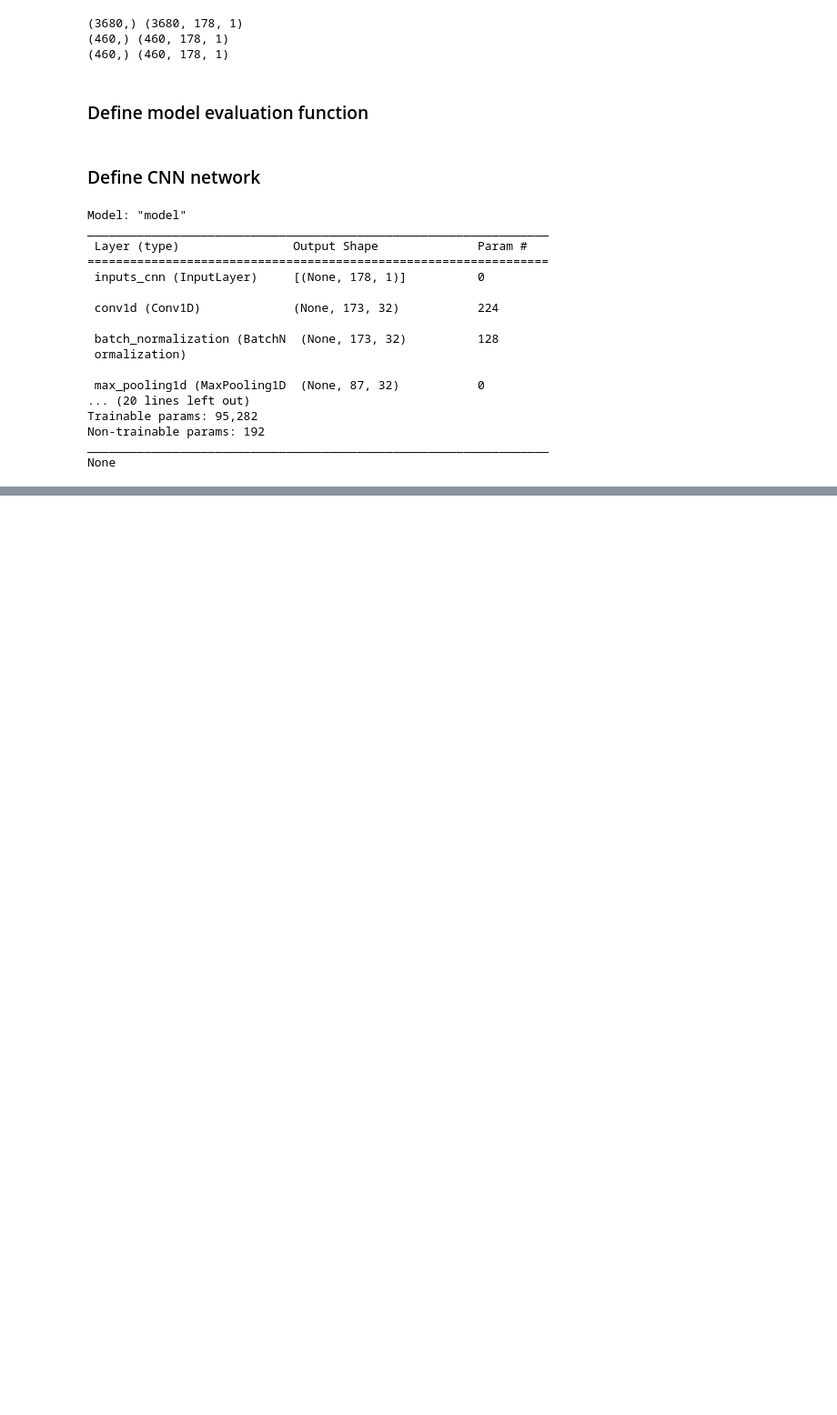
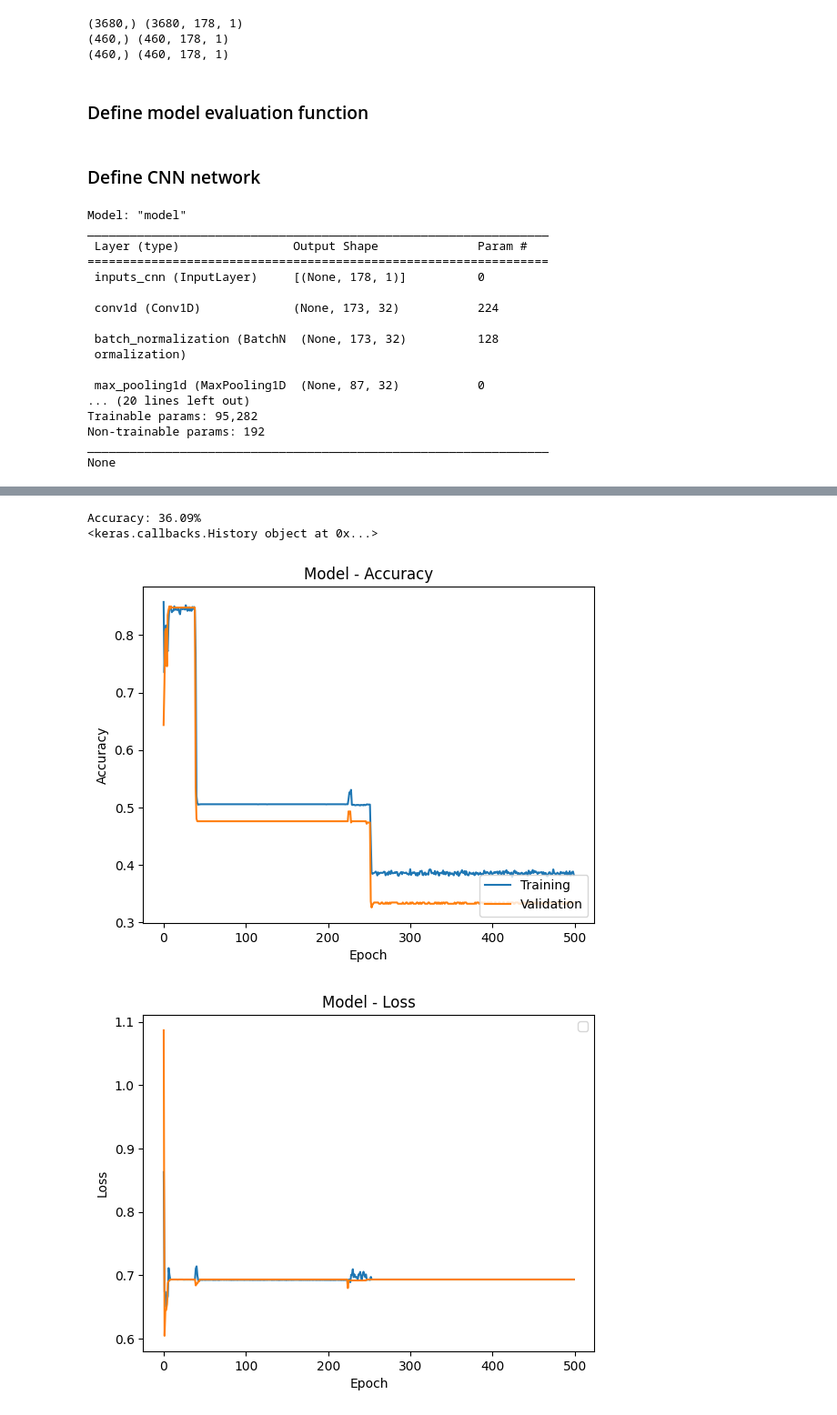
Before and after one commit to mamuncseru/analysis_on_epileptic_seizure_bonn_dataset, a Jupyter notebook: Epileptic_Seizure_Prediction_using_EEG_bonn_data_with_BiLSTM.ipynb, the cells around one changed output, grey strips where cells are left out. Shown at 91% size. Cells and saved outputs as stored; diff of their text form; code cells hidden in the pictures; blank space fills up the shorter version.

Commit message:
LSTM modelling

```diff
--- a/Epileptic_Seizure_Prediction_using_EEG_bonn_data_with_BiLSTM.ipynb
+++ b/Epileptic_Seizure_Prediction_using_EEG_bonn_data_with_BiLSTM.ipynb
@@ -242,0 +261,9 @@ history = model1.fit(data_train, label_train, epochs=500, batch_size=32, validat
+# %%
+# print validation accuracy and plot accuracy and loss
+evaluate_model(history, data_test, label_test, model1)
+y_pred = model1.predict(data_test)
+# %% [output]
+Accuracy: 36.09%
+<keras.callbacks.History object at 0x...>
+[figure, added]
+[figure, added]
```
Also changed, not shown: parts of 8 cells of this notebook.
